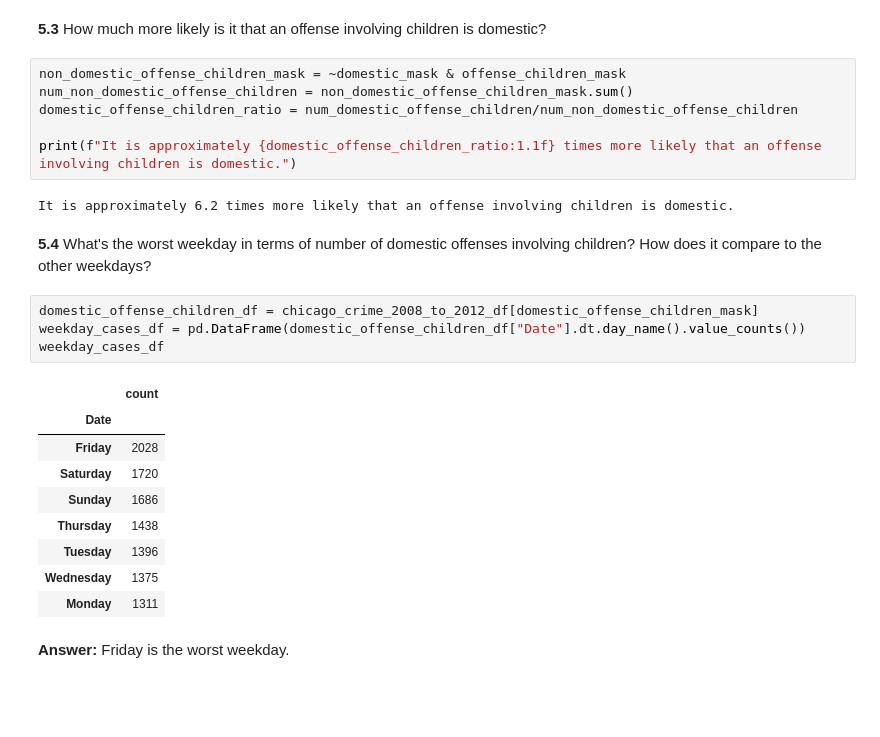
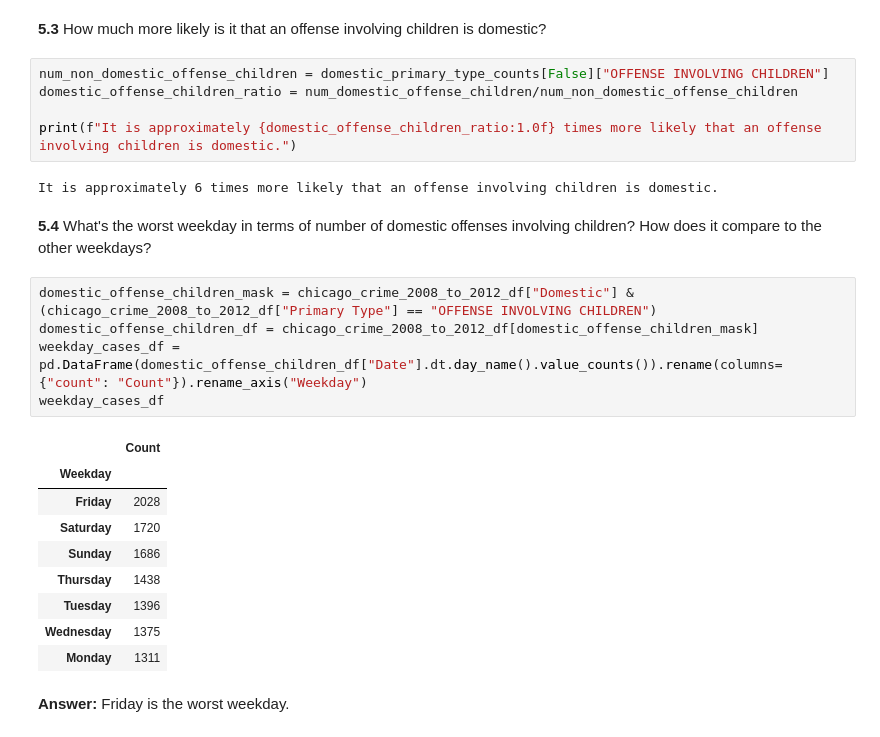
Before and after one commit to SVMino53/aiM24_Databehandling_Inlamning, a Jupyter notebook: chicago.ipynb, the cells around one changed output. Saved outputs shown, nothing was run; the diff lists cells and outputs as text; blank space fills up the shorter version.

```diff
--- a/chicago.ipynb
+++ b/chicago.ipynb
@@ -420,22 +418,22 @@ There are 10954 recorded crimes which are domestic and of primary type 'offense
 # %% [markdown]
 **5.3** How much more likely is it that an offense involving children is domestic?
 # %%
-non_domestic_offense_children_mask = ~domestic_mask & offense_children_mask
-num_non_domestic_offense_children = non_domestic_offense_children_mask.sum()
+num_non_domestic_offense_children = domestic_primary_type_counts[False]["OFFENSE INVOLVING CHILDREN"]
 domestic_offense_children_ratio = num_domestic_offense_children/num_non_domestic_offense_children
 
-print(f"It is approximately {domestic_offense_children_ratio:1.1f} times more likely that an offense involving children is domestic.")
+print(f"It is approximately {domestic_offense_children_ratio:1.0f} times more likely that an offense involving children is domestic.")
 # %% [output]
-It is approximately 6.2 times more likely that an offense involving children is domestic.
+It is approximately 6 times more likely that an offense involving children is domestic.
 # %% [markdown]
 **5.4** What's the worst weekday in terms of number of domestic offenses involving children? How does it compare to the other weekdays?
 # %%
+domestic_offense_children_mask = chicago_crime_2008_to_2012_df["Domestic"] & (chicago_crime_2008_to_2012_df["Primary Type"] == "OFFENSE INVOLVING CHILDREN")
 domestic_offense_children_df = chicago_crime_2008_to_2012_df[domestic_offense_children_mask]
-weekday_cases_df = pd.DataFrame(domestic_offense_children_df["Date"].dt.day_name().value_counts())
+weekday_cases_df = pd.DataFrame(domestic_offense_children_df["Date"].dt.day_name().value_counts()).rename(columns={"count": "Count"}).rename_axis("Weekday")
 weekday_cases_df
 # %% [output]
-|  | count |
-| Date |  |
+|  | Count |
+| Weekday |  |
 | Friday | 2028 |
 | Saturday | 1720 |
 | Sunday | 1686 |
```
Also changed, not shown: parts of 3 cells of this notebook.
